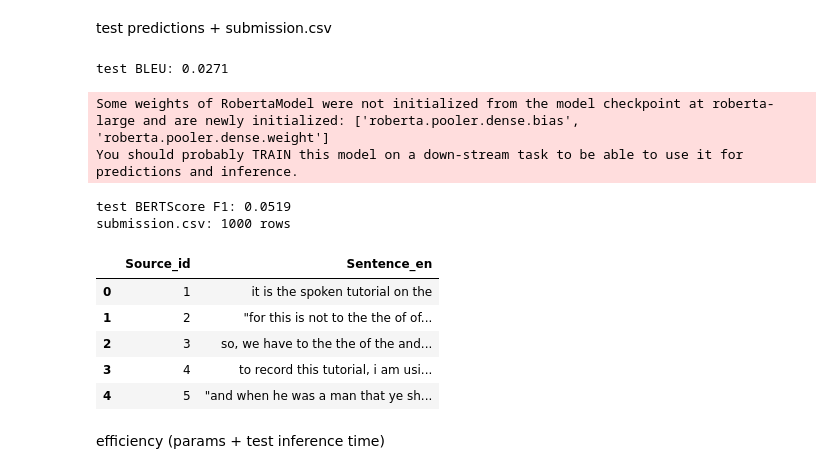
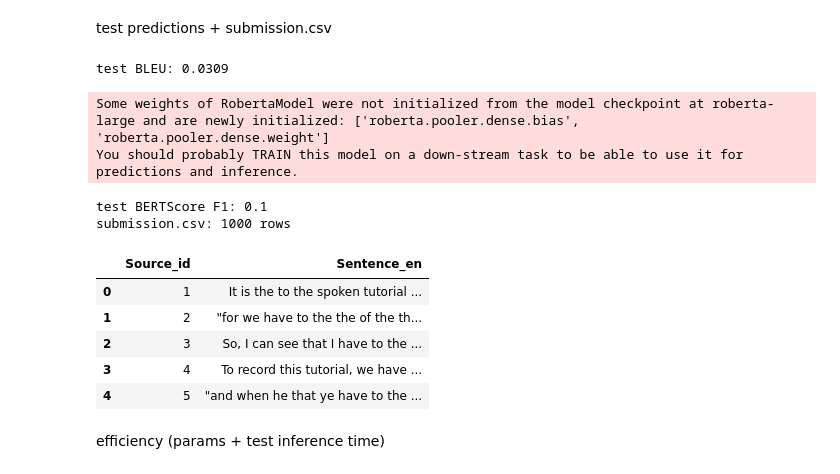
Before and after one commit to ghewaripp/G25AIT1114_NLU_2, a Jupyter notebook: G25AIT1114.ipynb, the cells around one changed output. Saved outputs shown, nothing was run; the diff lists cells and outputs as text; code cells hidden in the pictures.

```diff
--- a/G25AIT1114.ipynb
+++ b/G25AIT1114.ipynb
@@ -227,7 +246,7 @@ class Seq2Seq(nn.Module):
 build the model
 # %%
 EMB, ENC_H, DEC_H, DROP = 128, 256, 256, 0.3
-LR, EPOCHS, CLIP = 3e-4, 30, 1.0
+LR, EPOCHS, CLIP = 3e-4, 15, 1.0
 
 enc = Encoder(len(src_vocab), EMB, ENC_H, DEC_H, DROP)
 dec = Decoder(len(tgt_vocab), EMB, ENC_H, DEC_H, DROP)
@@ -245,7 +264,7 @@ Train - 30 Epoch
 # %%
 optimizer = optim.Adam(model.parameters(), lr=LR)
 scheduler = optim.lr_scheduler.ReduceLROnPlateau(optimizer, patience=2, factor=0.5)
-criterion = nn.CrossEntropyLoss(ignore_index=PAD_IDX)
+criterion = nn.CrossEntropyLoss(ignore_index=PAD_IDX, label_smoothing=0.1)
 
 def run(loader, train):
     model.train() if train else model.eval()
@@ -352,10 +392,3 @@ def translate(df, beam=5):
     return out
 # %% [markdown]
 dev predictions + BLEU
-# %%
-model.load_state_dict(torch.load('best_model.pt', map_location=device))
-dev_pred = translate(dev_df, beam=5)
-
-refs = [[r.lower().split()] for r in dev_df['Sentence_en']]
-hyps = [h.split() for h in dev_pred]
-print('dev BLEU:', round(corpus_bleu(refs, hyps), 4))   # default nltk bleu, no weights
@@ -363,0 +395,19 @@ dev BLEU: 0.0286
+# %%
+model.load_state_dict(torch.load('best_model.pt', map_location=device))
+
+def dev_bleu(pred):
+    refs = [[r.lower().split()] for r in dev_df['Sentence_en']]
+    hyps = [h.lower().split() for h in pred]
+    return corpus_bleu(refs, hyps)   # default nltk bleu, no weights
+
+# small sweep on dev: beam width x no-repeat n-gram size (0 = old behaviour)
+results = {}
+for b, nr in [(5, 0), (3, 3), (5, 3), (5, 2)]:
+    p = translate(dev_df, beam=b, no_repeat=nr)
+    results[(b, nr)] = (dev_bleu(p), p)
+    print(f'beam={b} no_repeat={nr}  dev BLEU: {results[(b, nr)][0]:.4f}')
+
+BEST_BEAM, BEST_NR = max(results, key=lambda k: results[k][0])
+dev_pred = results[(BEST_BEAM, BEST_NR)][1]
+print('selected: beam', BEST_BEAM, '| no_repeat', BEST_NR,
+      '| dev BLEU', f'{results[(BEST_BEAM, BEST_NR)][0]:.4f}')
@@ -375,33 +436,33 @@ dev BERTScore F1: 0.0478
  test predictions + submission.csv
 # %%
 t0 = time.time()
-test_pred = translate(test_df, beam=5)
+test_pred = translate(test_df, beam=BEST_BEAM, no_repeat=BEST_NR)
 test_time = time.time() - t0
 
 if test_df['Sentence_en'].notna().any() and (test_df['Sentence_en'].str.len() > 0).any():
     refs = [[r.lower().split()] for r in test_df['Sentence_en']]
-    hyps = [h.split() for h in test_pred]
+    hyps = [h.lower().split() for h in test_pred]
     print('test BLEU:', round(corpus_bleu(refs, hyps), 4))
     _, _, F1 = bert_score(test_pred, test_df['Sentence_en'].tolist(), lang='en',
                           rescale_with_baseline=True, use_fast_tokenizer=True)
     print('test BERTScore F1:', round(F1.mean().item(), 4))
 
 submission = pd.DataFrame({'Source_id': test_df['Source_id'].values, 'Sentence_en': test_pred})
 submission.to_csv('submission.csv', index=False, encoding='utf-8')
 print('submission.csv:', len(submission), 'rows')
 submission.head()
 # %% [output]
-test BLEU: 0.0271
+test BLEU: 0.0309
 Some weights of RobertaModel were not initialized from the model checkpoint at roberta-large and are newly initialized: ['roberta.pooler.dense.bias', 'roberta.pooler.dense.weight']
 You should probably TRAIN this model on a down-stream task to be able to use it for predictions and inference.
-test BERTScore F1: 0.0519
+test BERTScore F1: 0.1
 submission.csv: 1000 rows
 |  | Source_id | Sentence_en |
-| 0 | 1 | it is the spoken tutorial on the |
-| 1 | 2 | "for this is not to the the of of... |
-| 2 | 3 | so, we have to the the of the and... |
-| 3 | 4 | to record this tutorial, i am usi... |
-| 4 | 5 | "and when he was a man that ye sh... |
+| 0 | 1 | It is the to the spoken tutorial ... |
+| 1 | 2 | "for we have to the the of the th... |
+| 2 | 3 | So, I can see that I have to the ... |
+| 3 | 4 | To record this tutorial, we have ... |
+| 4 | 5 | "and when he that ye have to the ... |
 # %% [markdown]
 efficiency (params + test inference time)
 # %%
```
Also changed, not shown: parts of 12 cells of this notebook, 2 other files.
